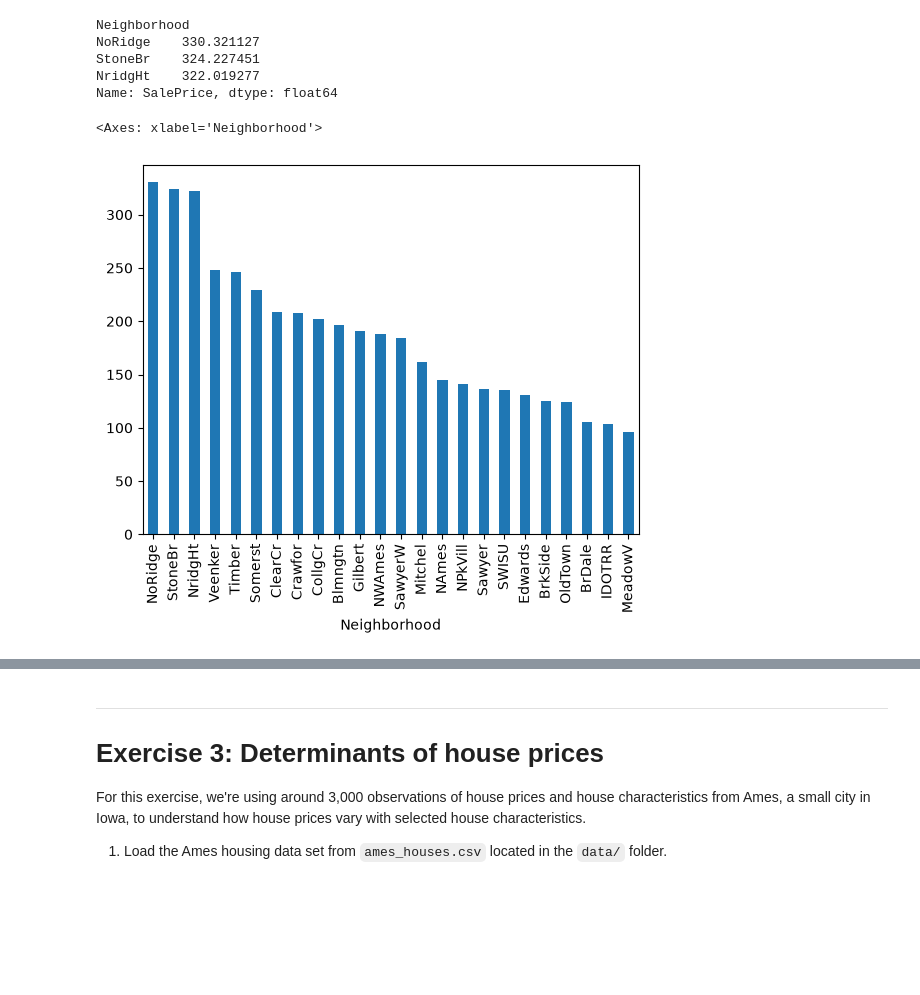
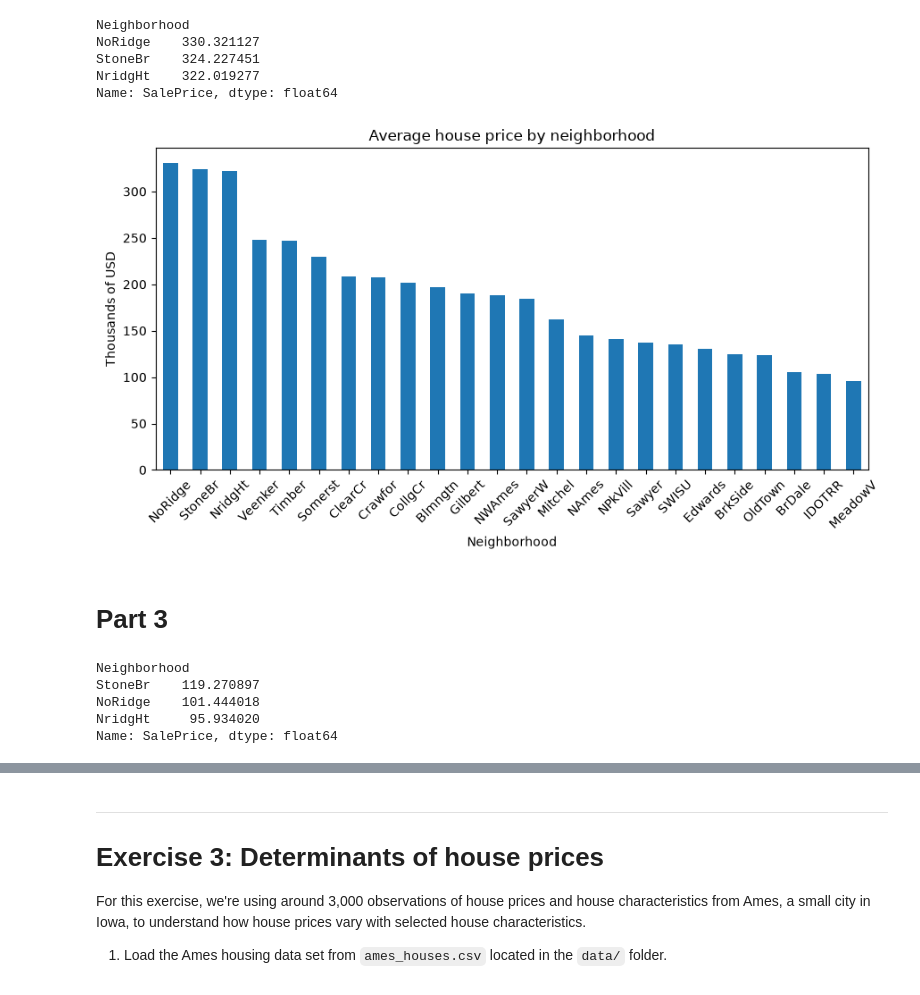
Before and after one commit to JKO-coder1/TECH2-H26, a Jupyter notebook: workshops/workshop4/workshop4_JK.ipynb, the cells around one changed output, grey strips where cells are left out. Saved outputs shown, nothing was run; the diff lists cells and outputs as text; code cells hidden in the pictures; blank space fills up the shorter version.

```diff
--- a/workshops/workshop4/workshop4_JK.ipynb
+++ b/workshops/workshop4/workshop4_JK.ipynb
@@ -257,7 +257,22 @@ Name: SalePrice, dtype: float64
 # %%
 import matplotlib.pyplot as plt
 
-avg_sorted.plot.bar()
+avg_sorted.plot.bar(figsize=(9,5))
+plt.ylabel('Thousands of USD')
+plt.tick_params(axis='x', rotation=45)
+plt.title('Average house price by neighborhood')
+plt.tight_layout()
 # %% [output]
-<Axes: xlabel='Neighborhood'>
-[figure, old version]
+[figure, new version]
+# %% [markdown]
+# Part 3
+# %%
+stand_dev = df_ames.groupby('Neighborhood')['SalePrice'].std()
+sorted_stand_dev = stand_dev.sort_values(ascending=False)
+sorted_stand_dev.head(3)
+# %% [output]
+Neighborhood
+StoneBr    119.270897
+NoRidge    101.444018
+NridgHt     95.934020
+Name: SalePrice, dtype: float64
```
Also changed, not shown: parts of 25 cells of this notebook.
